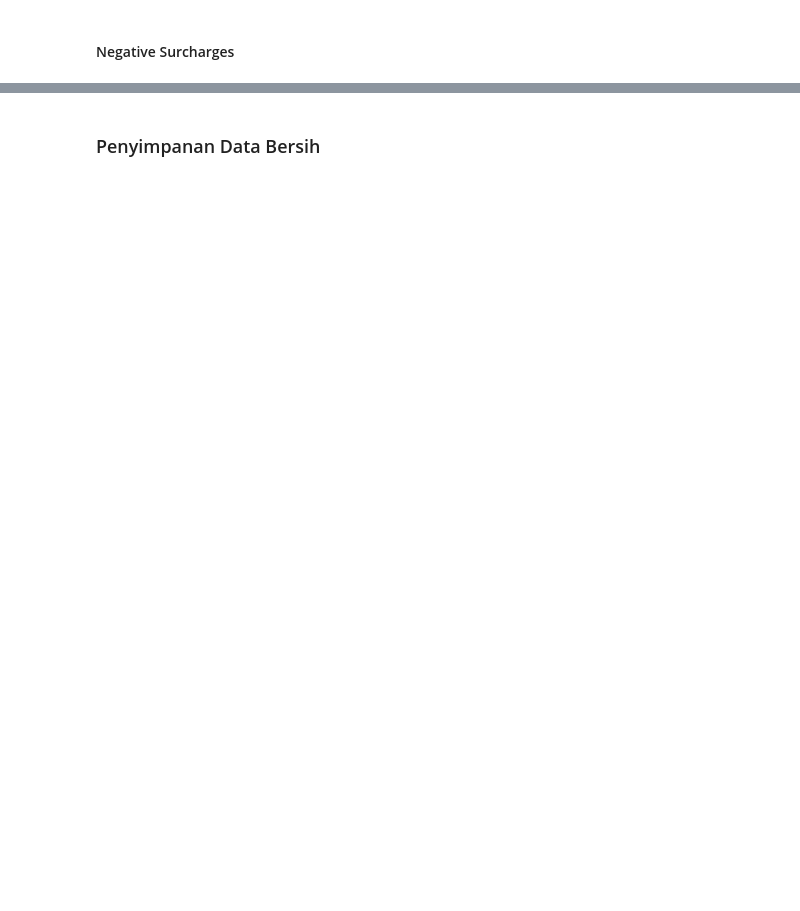
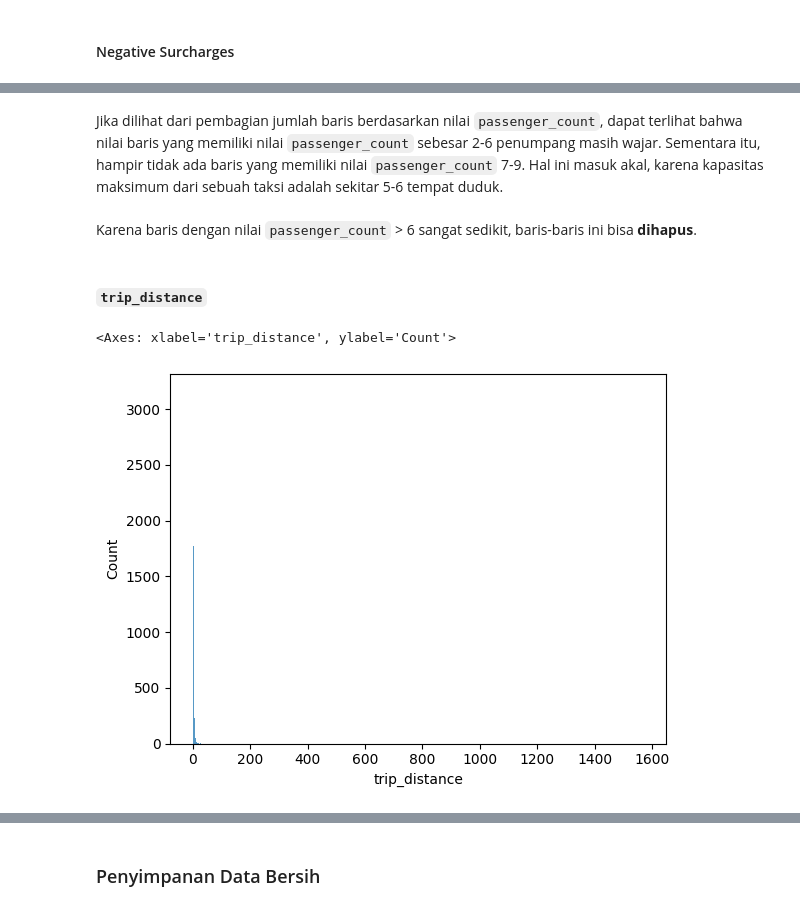
Before and after one commit to faishalhanan/capstone_modul2_newyorkcity_tlc, a Jupyter notebook: JCBSDAM-31_FaishalHanantaAji_Capstone2.ipynb, the cells around one changed output, grey strips where cells are left out. Cells and saved outputs as stored; diff of their text form; code cells hidden in the pictures; blank space fills up the shorter version.

```diff
--- a/JCBSDAM-31_FaishalHanantaAji_Capstone2.ipynb
+++ b/JCBSDAM-31_FaishalHanantaAji_Capstone2.ipynb
@@ -891,0 +1073,16 @@ pd.DataFrame(columns=['Column Name', 'Number of Unique', 'Unique Sample'],
+# %% [markdown]
+Jika dilihat dari pembagian jumlah baris berdasarkan nilai `passenger_count`, dapat terlihat bahwa nilai baris yang memiliki nilai `passenger_count` sebesar 2-6 penumpang masih wajar. Sementara itu, hampir tidak ada baris yang memiliki nilai `passenger_count` 7-9. Hal ini masuk akal, karena kapasitas maksimum dari sebuah taksi adalah sekitar 5-6 tempat duduk.
+# %% [markdown]
+Karena baris dengan nilai `passenger_count` > 6 sangat sedikit, baris-baris ini bisa **dihapus**.
+# %%
+# Menghapus nilai "passenger_count" yang > 6
+df_clean.drop(index=df_clean[df_clean["passenger_count"] > 6].index, inplace=True)
+df_clean.reset_index(drop=True, inplace=True)
+# %% [markdown]
+#### `trip_distance`
+# %%
+# Persebaran data trip_distance
+sns.histplot(data=df_clean, x="trip_distance")
+# %% [output]
+<Axes: xlabel='trip_distance', ylabel='Count'>
+[figure, added]
```
Also changed, not shown: parts of 244 cells of this notebook.
